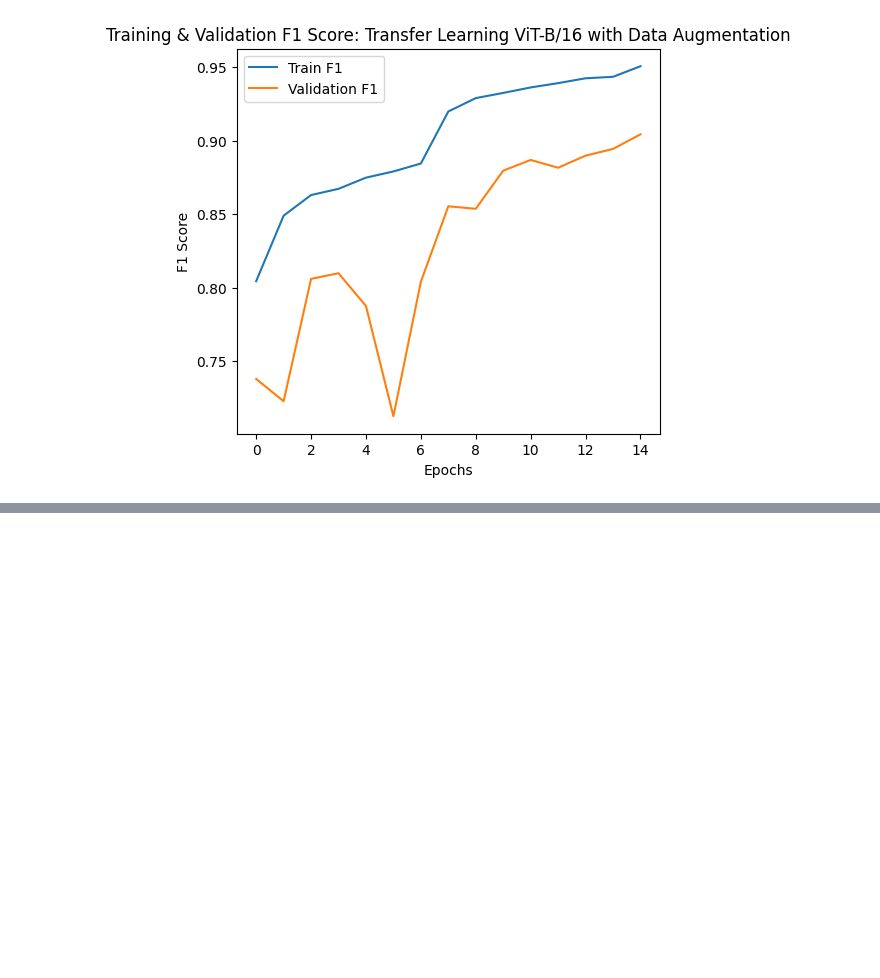
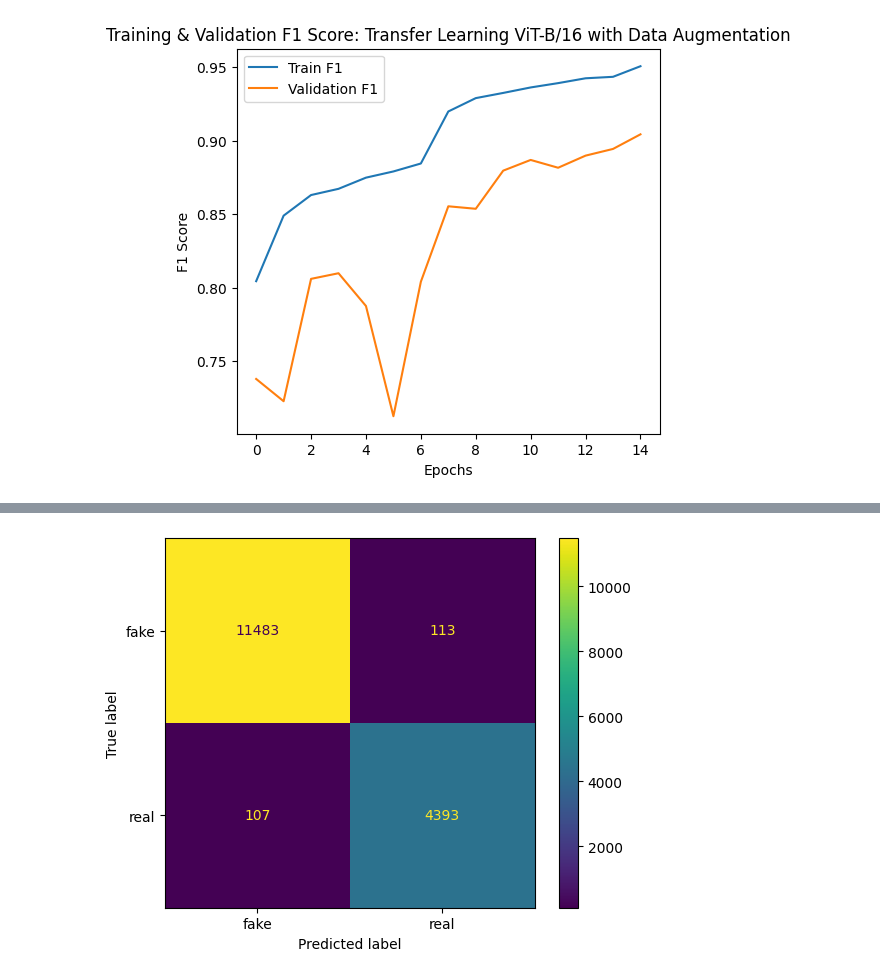
Before and after one commit to diogomonteiro05/deeplearning, a Jupyter notebook: deep_fake_face_detection.ipynb, the cells around one changed output, grey strips where cells are left out. Saved outputs shown, nothing was run; the diff lists cells and outputs as text; code cells hidden in the pictures; blank space fills up the shorter version.

```diff
--- a/deep_fake_face_detection.ipynb
+++ b/deep_fake_face_detection.ipynb
@@ -702,7 +707,7 @@ def plot_training_history(history, title_label=""):
 
     plt.show()
 # %%
-def test_model(model, test_dataloader):
+def test_model(model, test_dataloader, verbose=True):
     """
     Evaluates the model on the test dataset and returns accuracy and F1 score.
 
@@ -732,11 +737,14 @@ def test_model(model, test_dataloader):
     accuracy = running_corrects.double() / dataset_size
 
     # Compute F1-score
+    all_labels = np.array(all_labels)
+    all_preds = np.array(all_preds)
     f1 = f1_score(np.array(all_labels), np.array(all_preds), average='weighted')
 
-    # print(f"Test Accuracy: {accuracy:.4f}, Test F1 Score: {f1:.4f}")
+    if verbose:
+        print(f"Test Accuracy: {accuracy:.4f}, Test F1 Score: {f1:.4f}")
 
-    return {"acc": accuracy.item(), "f1_score": f1}
+    return {"acc": accuracy.item(), "f1_score": f1, "labels": all_labels, "preds": all_preds}
 # %%
 plot_training_history(epoch_results_base, "Base ResNet18")
 # %% [output]
@@ -1234,5 +1273,5 @@ plot_training_history(epoch_results_vit_ft, "Transfer Learning ViT-B/16 with Dat
 [figure]
 [figure]
 # %%
-test_model(model_efficient_net_ft, dataloaders["augmentation"]["efficient_net"]["test"])
+results = test_model(model_efficient_net_ft, dataloaders["augmentation"]["efficient_net"]["test"])
 # %% [output]
@@ -1239,0 +1279,7 @@ test_model(model_efficient_net_ft, dataloaders["augmentation"]["efficient_net"][
+# %%
+test_labels = results["labels"]
+test_preds = results["preds"]
+conf_matrix = confusion_matrix(test_labels, test_preds)
+
+print(classification_report(test_labels, test_preds, target_names=class_names))
+print(conf_matrix)
@@ -1239,0 +1298,5 @@ test_model(model_efficient_net_ft, dataloaders["augmentation"]["efficient_net"][
+# %%
+ConfusionMatrixDisplay(conf_matrix, display_labels=class_names).plot()
+plt.show()
+# %% [output]
+[figure, added]
```
Also changed, not shown: parts of 13 cells of this notebook.
